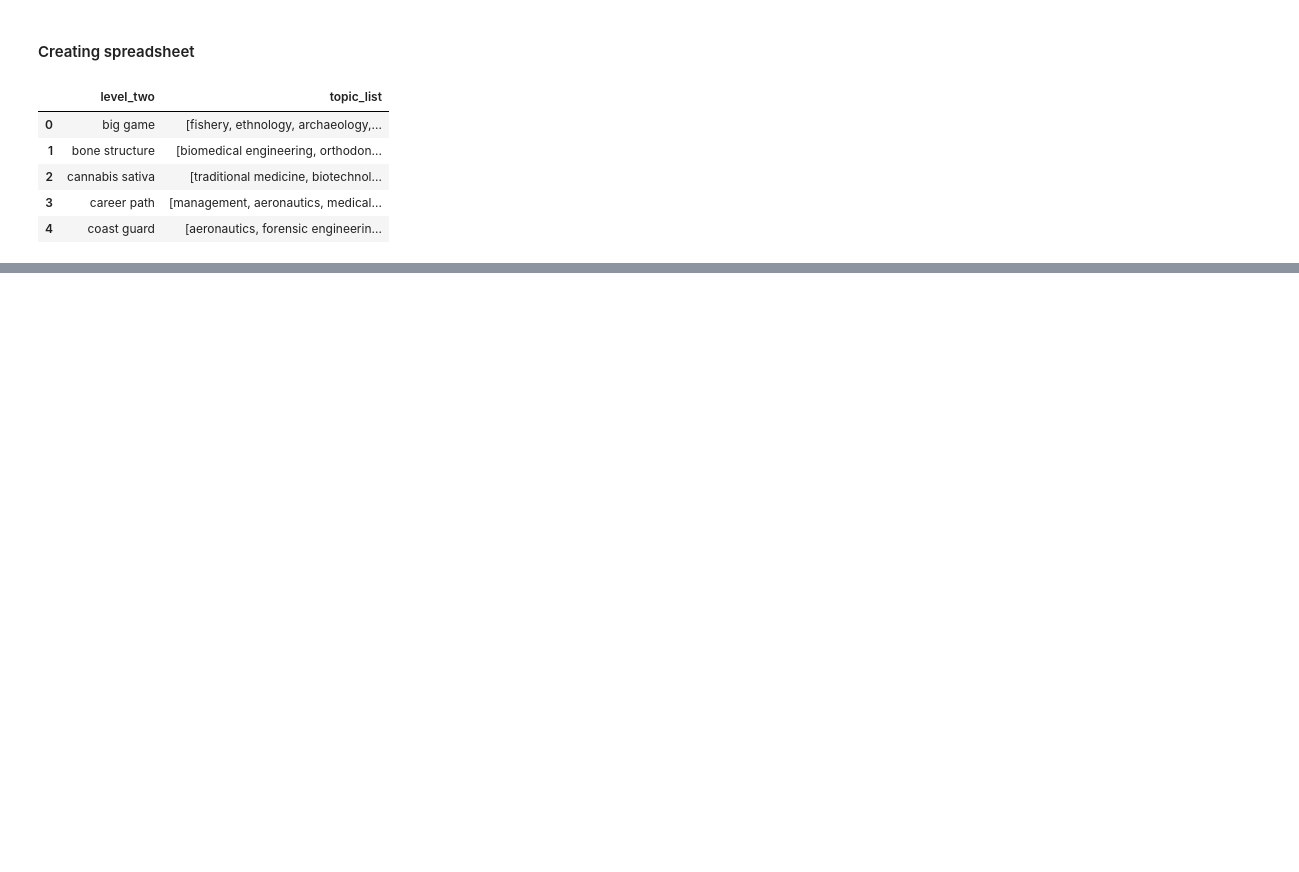
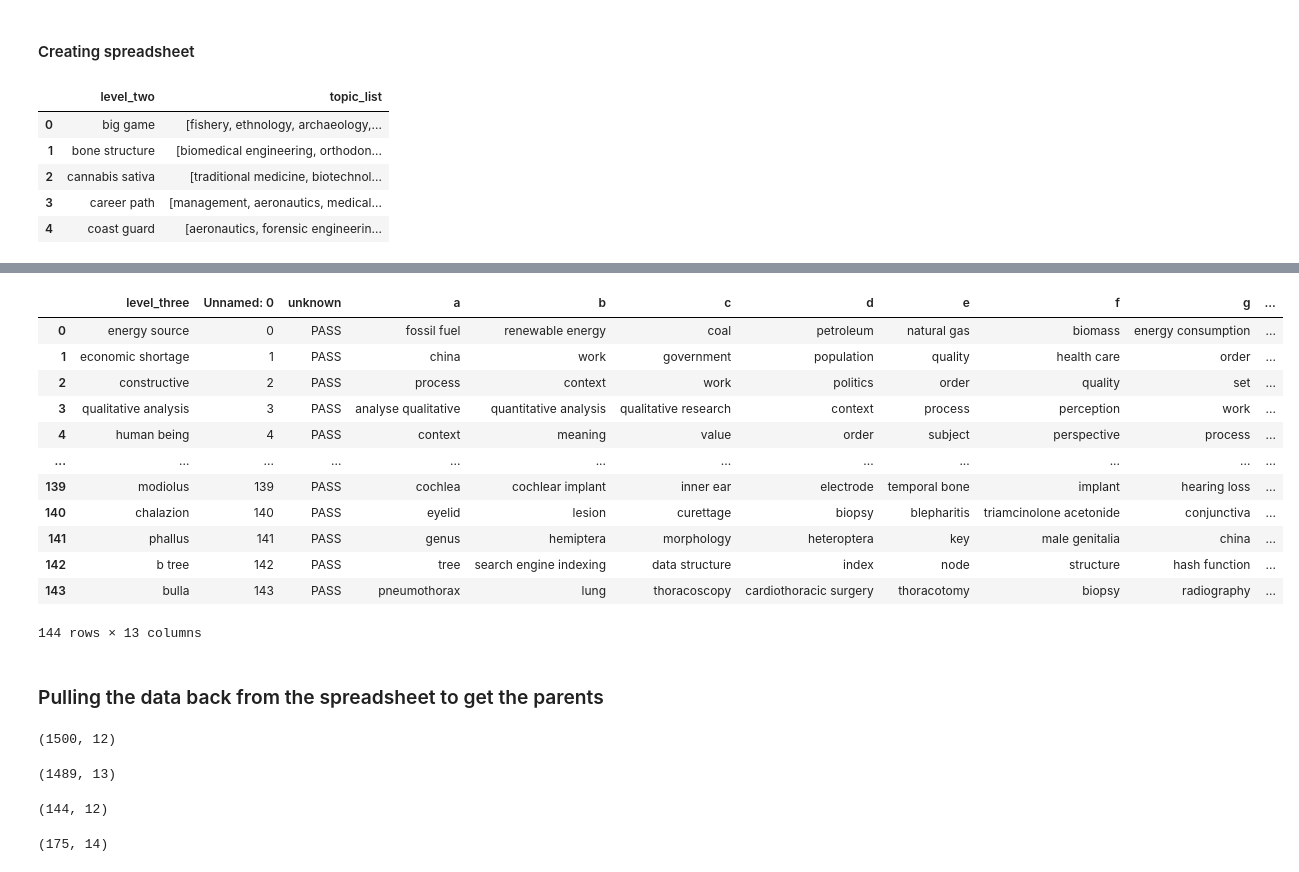
Before and after one commit to jpbarret13/MAG-model-code, a Jupyter notebook: ORPHANS/looking_into_orphans.ipynb, the cells around one changed output, grey strips where cells are left out. Drawn from its saved outputs; the diff is of its cells as text; code cells hidden in the pictures; blank space fills up the shorter version.

```diff
--- a/ORPHANS/looking_into_orphans.ipynb
+++ b/ORPHANS/looking_into_orphans.ipynb
@@ -346,0 +384,38 @@ for_spread_3.sample(5)
+# %%
+for_spread_3
+# %% [output]
+|  | level_three | Unnamed: 0 | unknown | a | b | c | d | e | f | g | ... |
+| 0 | energy source | 0 | PASS | fossil fuel | renewable energy | coal | petroleum | natural gas | biomass | energy consumption | ... |
+| 1 | economic shortage | 1 | PASS | china | work | government | population | quality | health care | order | ... |
+| 2 | constructive | 2 | PASS | process | context | work | politics | order | quality | set | ... |
+| 3 | qualitative analysis | 3 | PASS | analyse qualitative | quantitative analysis | qualitative research | context | process | perception | work | ... |
+| 4 | human being | 4 | PASS | context | meaning | value | order | subject | perspective | process | ... |
+| ... | ... | ... | ... | ... | ... | ... | ... | ... | ... | ... | ... |
+| 139 | modiolus | 139 | PASS | cochlea | cochlear implant | inner ear | electrode | temporal bone | implant | hearing loss | ... |
+| 140 | chalazion | 140 | PASS | eyelid | lesion | curettage | biopsy | blepharitis | triamcinolone acetonide | conjunctiva | ... |
+| 141 | phallus | 141 | PASS | genus | hemiptera | morphology | heteroptera | key | male genitalia | china | ... |
+| 142 | b tree | 142 | PASS | tree | search engine indexing | data structure | index | node | structure | hash function | ... |
+| 143 | bulla | 143 | PASS | pneumothorax | lung | thoracoscopy | cardiothoracic surgery | thoracotomy | biopsy | radiography | ... |
+144 rows × 13 columns
+# %% [markdown]
+### Pulling the data back from the spreadsheet to get the parents
+# %%
+for_spread_2 = pd.read_csv("level_2_orphans_sheet.csv")
+for_spread_2.shape
+# %% [output]
+(1500, 12)
+# %%
+level_2_comp = pd.read_csv("level_2_orphans_sheet_complete.csv")
+level_2_comp.shape
+# %% [output]
+(1489, 13)
+# %%
+for_spread_3 = pd.read_csv("level_3_orphans_sheet.csv").drop("Unnamed: 0", axis=1)
+for_spread_3.shape
+# %% [output]
+(144, 12)
+# %%
+level_3_comp = pd.read_csv("level_3_orphans_L2_sheet_complete.csv")
+level_3_comp.shape
+# %% [output]
+(175, 14)
```
Also changed, not shown: parts of 44 cells of this notebook, 8 other files.
